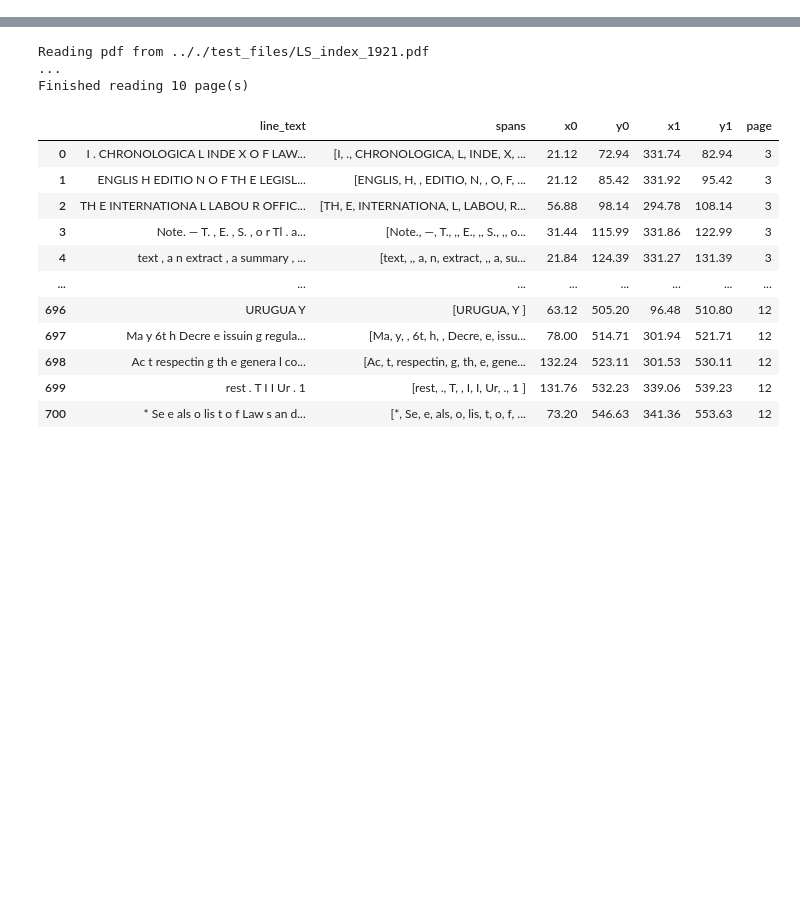
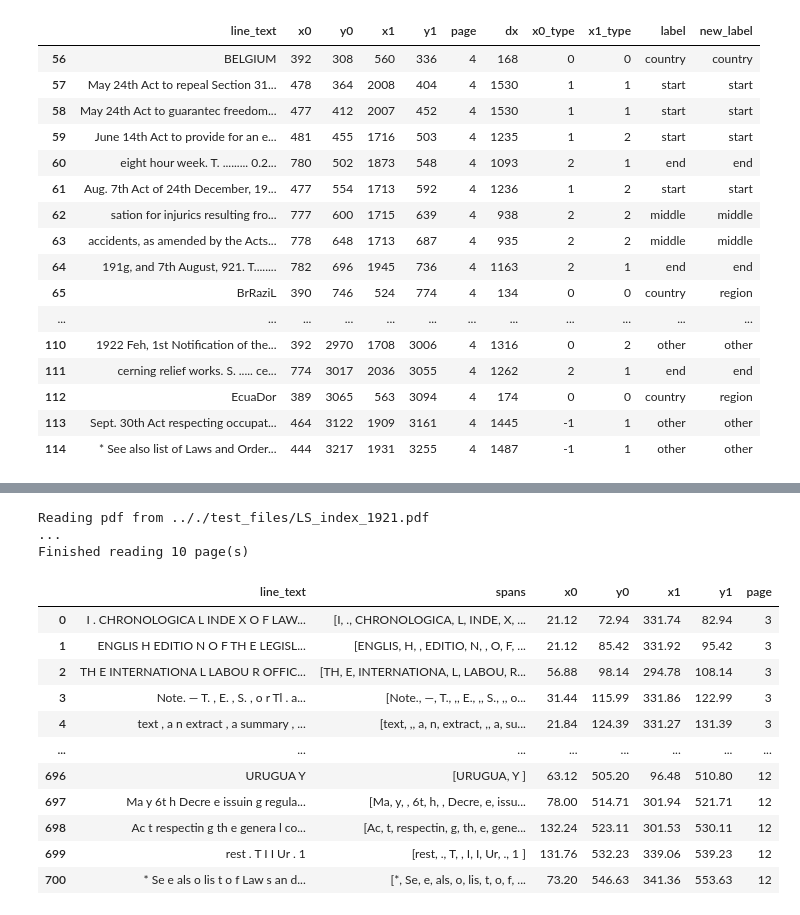
Before and after one commit to jeusa/indexex, a Jupyter notebook: code/index_extraction.ipynb, the cells around one changed output, grey strips where cells are left out. Cells and saved outputs as stored; diff of their text form; code cells hidden in the pictures; blank space fills up the shorter version.

```diff
--- a/code/index_extraction.ipynb
+++ b/code/index_extraction.ipynb
@@ -35,3 +30,7 @@ test_files
  '.././test_files/LS_index_1986.pdf',
  '.././test_files/LS_index_1920.pdf',
  '.././test_files/LS_index_1944_split.pdf']
+# %%
+pdf_df = util.ocr(test_files[0], 3)
+lines_df = lines.make_lines_df_from_ocr(pdf_df)
+lines_df
@@ -37,0 +210,20 @@ test_files
+# %%
+lli_df.loc[lli_df["page"]==4]
+# %% [output]
+|  | line_text | x0 | y0 | x1 | y1 | page | dx | x0_type | x1_type | label | new_label |
+| 56 | BELGIUM | 392 | 308 | 560 | 336 | 4 | 168 | 0 | 0 | country | country |
+| 57 | May 24th Act to repeal Section 31... | 478 | 364 | 2008 | 404 | 4 | 1530 | 1 | 1 | start | start |
+| 58 | May 24th Act to guarantec freedom... | 477 | 412 | 2007 | 452 | 4 | 1530 | 1 | 1 | start | start |
+| 59 | June 14th Act to provide for an e... | 481 | 455 | 1716 | 503 | 4 | 1235 | 1 | 2 | start | start |
+| 60 | eight hour week. T. ......... 0.2... | 780 | 502 | 1873 | 548 | 4 | 1093 | 2 | 1 | end | end |
+| 61 | Aug. 7th Act of 24th December, 19... | 477 | 554 | 1713 | 592 | 4 | 1236 | 1 | 2 | start | start |
+| 62 | sation for injurics resulting fro... | 777 | 600 | 1715 | 639 | 4 | 938 | 2 | 2 | middle | middle |
+| 63 | accidents, as amended by the Acts... | 778 | 648 | 1713 | 687 | 4 | 935 | 2 | 2 | middle | middle |
+| 64 | 191g, and 7th August, 921. T........ | 782 | 696 | 1945 | 736 | 4 | 1163 | 2 | 1 | end | end |
+| 65 | BrRaziL | 390 | 746 | 524 | 774 | 4 | 134 | 0 | 0 | country | region |
+| ... | ... | ... | ... | ... | ... | ... | ... | ... | ... | ... | ... |
+| 110 | 1922 Feh, 1st Notification of the... | 392 | 2970 | 1708 | 3006 | 4 | 1316 | 0 | 2 | other | other |
+| 111 | cerning relief works. S. ..... ce... | 774 | 3017 | 2036 | 3055 | 4 | 1262 | 2 | 1 | end | end |
+| 112 | EcuaDor | 389 | 3065 | 563 | 3094 | 4 | 174 | 0 | 0 | country | region |
+| 113 | Sept. 30th Act respecting occupat... | 464 | 3122 | 1909 | 3161 | 4 | 1445 | -1 | 1 | other | other |
+| 114 | * See also list of Laws and Order... | 444 | 3217 | 1931 | 3255 | 4 | 1487 | -1 | 1 | other | other |
```
Also changed, not shown: parts of 33 cells of this notebook, 4 other files.
